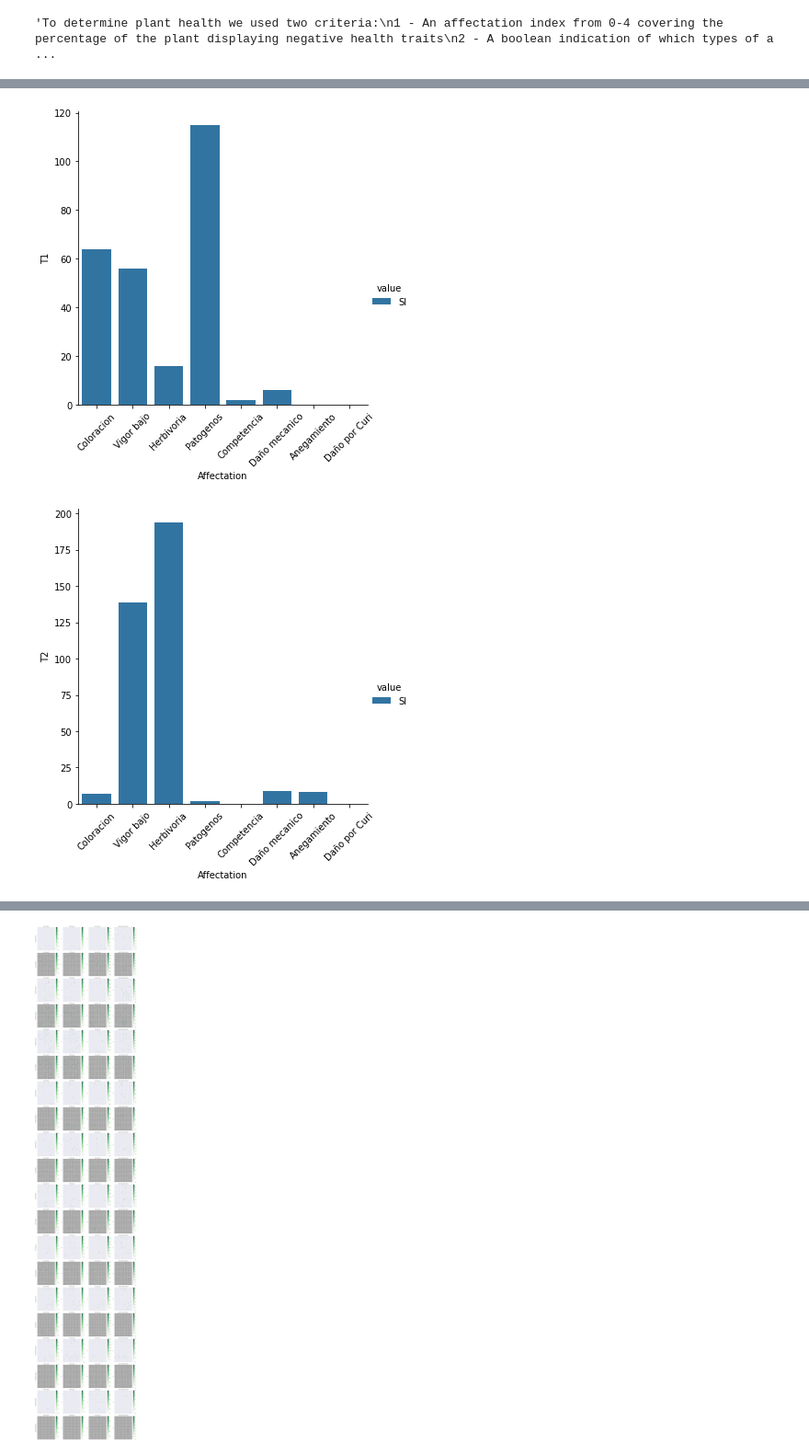
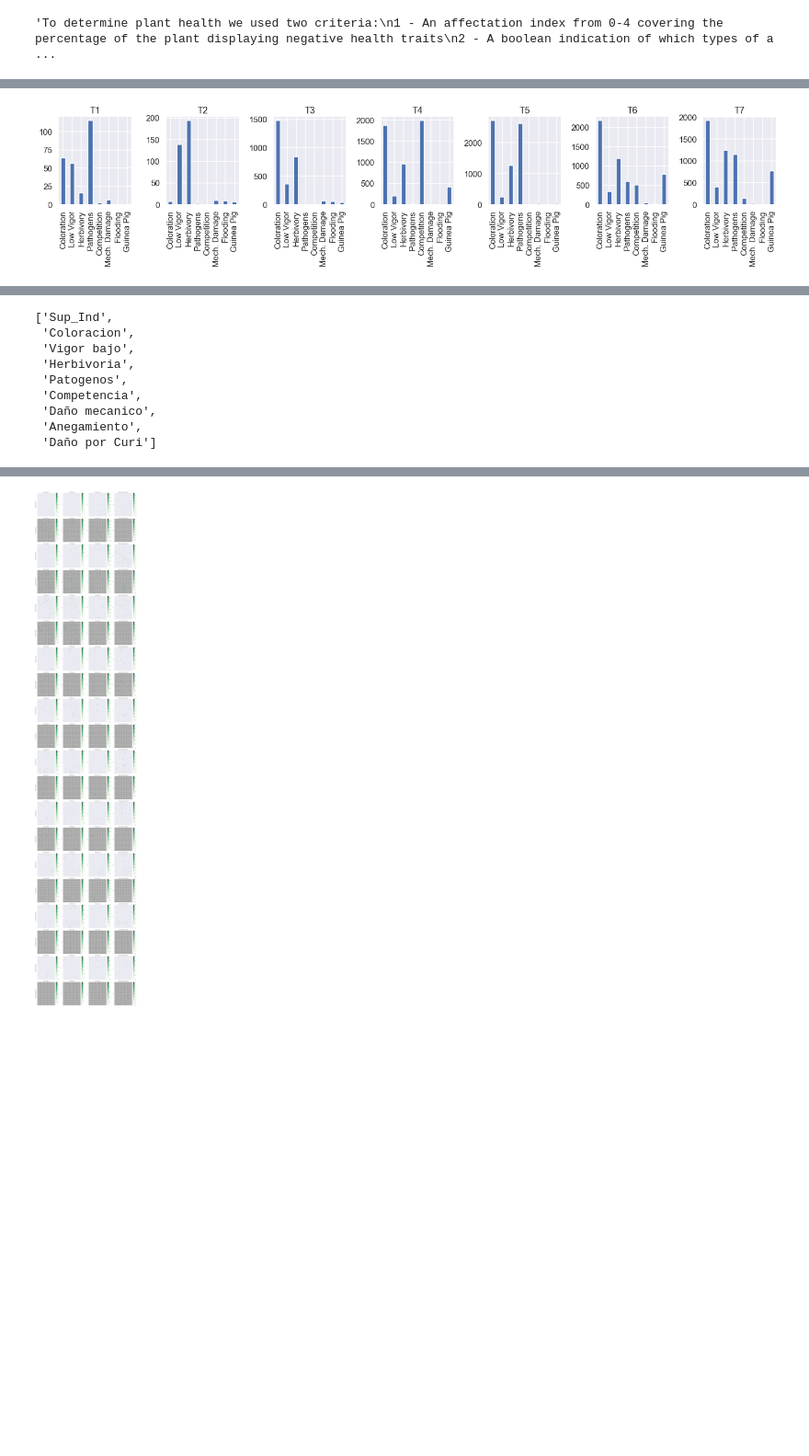
Before and after one commit to Slid61/Plant-Restoration-Data, a Jupyter notebook: Udacity Final Data Submission.ipynb, the cells around one changed output, grey strips where cells are left out. Shown at 92% size. Drawn from its saved outputs; the diff is of its cells as text; code cells hidden in the pictures; blank space fills up the shorter version.

```diff
--- a/Udacity Final Data Submission.ipynb
+++ b/Udacity Final Data Submission.ipynb
@@ -560,5 +595,5 @@ writer.save()
 # %%
-reserve = pd.read_excel('reserve.xlsx', engine='openpyxl')
+reserve = pd.read_excel('Reserve.xlsx', engine='openpyxl')
 # %%
 reserve.head()
 # %% [output]
@@ -845,16 +905,20 @@ for aff in affectations:
 # The implication is, however, that if we account for a certain percentage of young plant deaths,
 # the amount of plants that survive can be accounted for.
 # %%
-#['Even_mon', 'Est_Fit_Ind', 'Coloracion', 'Vigor bajo', 'Herbivoria', 'Patogenos', 'Competencia', 'Daño mecanico', 'Anegamiento', 'Daño por Curi']
+affectations_here = ['Coloracion', 'Vigor bajo', 'Herbivoria', 'Patogenos',
+                'Competencia', 'Daño mecanico', 'Anegamiento', 'Daño por Curi']
+fig, ax = plt.subplots(1,7, figsize=(21,5))
+col = 0
+xticklabels = ['Coloration', 'Low Vigor', 'Herbivory', 'Pathogens',
+               'Competition','Mech. Damage', 'Flooding', 'Guinea Pig']
 for value in reserve['Even_mon'].unique():
     df_affs = reserve[reserve['Even_mon'] == value][affectations]
-    #sns.countplot(x = 'variable', hue = 'value', data=pd.melt(df_affs))
-    g = sns.catplot(x='variable',
-                    hue='value',
-                    data=pd.melt(df_affs),
-                    kind='count')
-    g.set(xlabel='Affectation', ylabel=value)
-    plt.xticks(rotation=45)
+    df_aff_sum = df_affs.sum()
+    df_aff_sum.plot.bar(ax=ax[col])
+    ax[col].set_xticklabels(xticklabels)
+    ax[col].set_title(value)
+
+    col += 1
+fig.tight_layout()
 # %% [output]
-[figure, old version]
+[figure, new version]
-[figure, removed]
@@ -865,3 +925,15 @@ for value in reserve['Even_mon'].unique():
+# %%
+affectations
+# %% [output]
+['Sup_Ind',
+ 'Coloracion',
+ 'Vigor bajo',
+ 'Herbivoria',
+ 'Patogenos',
+ 'Competencia',
+ 'Daño mecanico',
+ 'Anegamiento',
+ 'Daño por Curi']
 # %%
 # Now we see which of the quantitative variables are the most important. I modelled all of them and then narrowed it down.
 # The 4 remaining variables are averages or composites of all the other quantitative variables and as such are the best fit.
```
Also changed, not shown: parts of 52 cells of this notebook, 4 other files.
